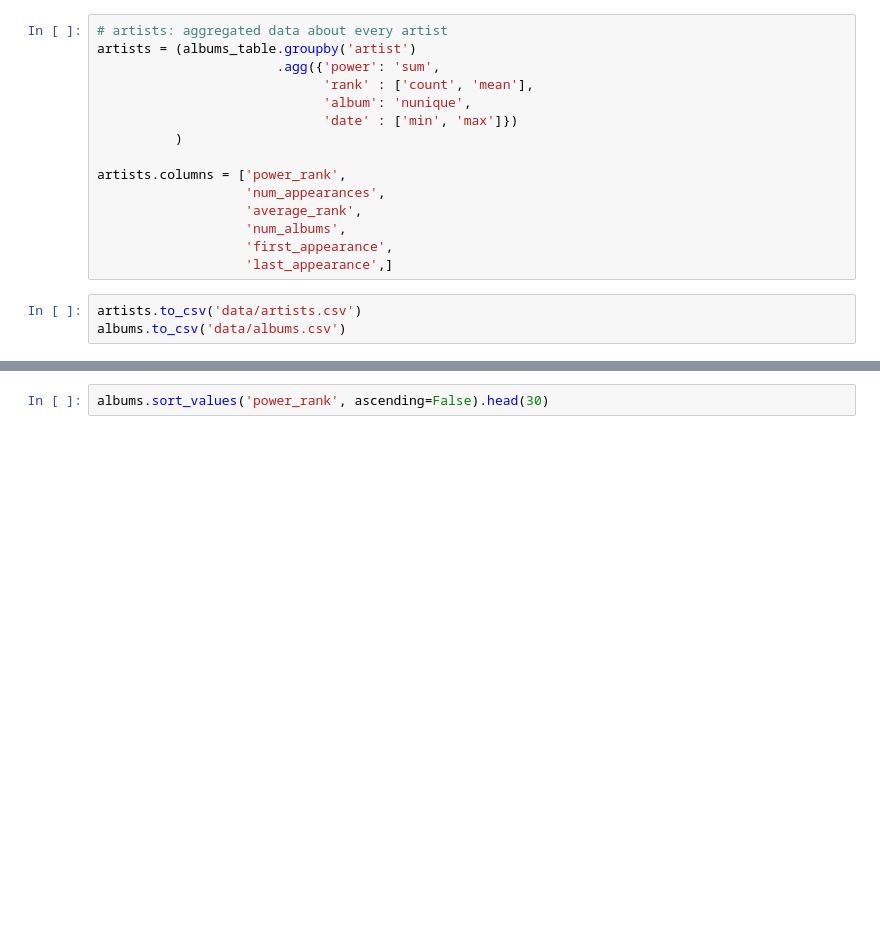
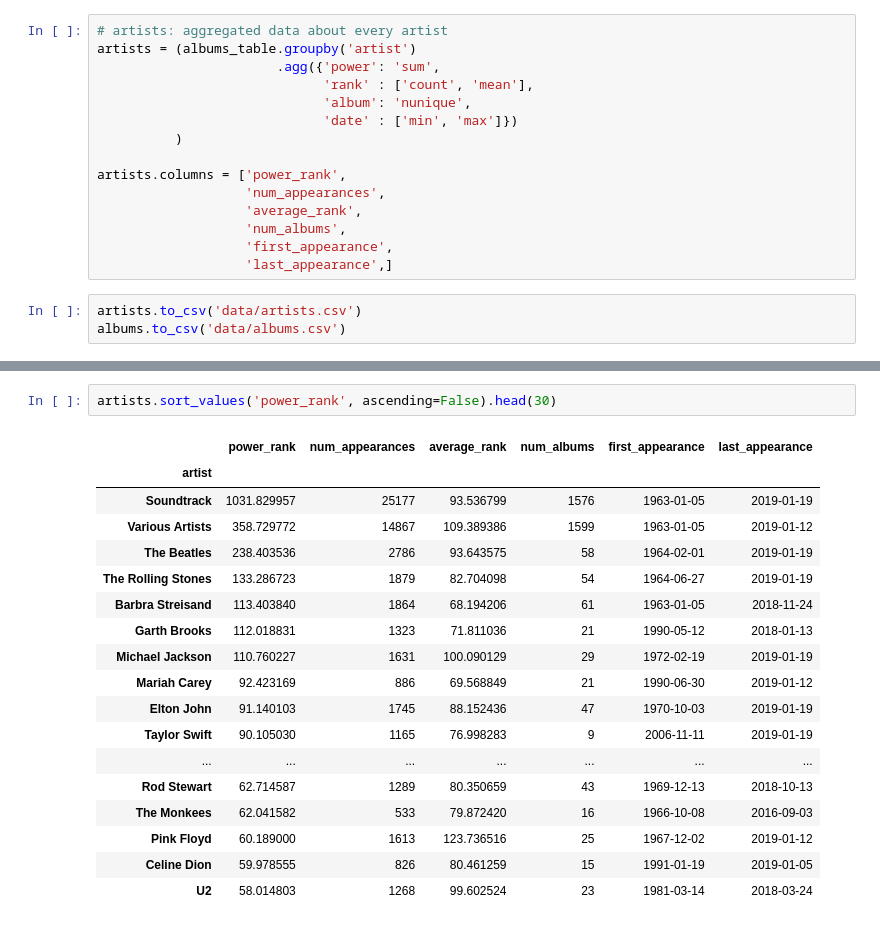
Before and after one commit to ZackMagnotti/tin-pan-data, a Jupyter notebook: cleaning.ipynb, the cells around one changed output, grey strips where cells are left out. Drawn from its saved outputs; the diff is of its cells as text; blank space fills up the shorter version.

```diff
--- a/cleaning.ipynb
+++ b/cleaning.ipynb
@@ -104,4 +104,23 @@ albums.sort_values('power_rank', ascending=False).head(30)
 | 13564 | Hysteria | Def Leppard | 22.495298 | 136 | 41.360294 | 1987-08-22 | 2018-02-10 | ... |
 | 9667 | Fearless | Taylor Swift | 22.474270 | 255 | 92.376471 | 2008-11-29 | 2018-05-05 | ... |
 # %%
-albums.sort_values('power_rank', ascending=False).head(30)
+artists.sort_values('power_rank', ascending=False).head(30)
+# %% [output]
+|  | power_rank | num_appearances | average_rank | num_albums | first_appearance | last_appearance |
+| artist |  |  |  |  |  |  |
+| Soundtrack | 1031.829957 | 25177 | 93.536799 | 1576 | 1963-01-05 | 2019-01-19 |
+| Various Artists | 358.729772 | 14867 | 109.389386 | 1599 | 1963-01-05 | 2019-01-12 |
+| The Beatles | 238.403536 | 2786 | 93.643575 | 58 | 1964-02-01 | 2019-01-19 |
+| The Rolling Stones | 133.286723 | 1879 | 82.704098 | 54 | 1964-06-27 | 2019-01-19 |
+| Barbra Streisand | 113.403840 | 1864 | 68.194206 | 61 | 1963-01-05 | 2018-11-24 |
+| Garth Brooks | 112.018831 | 1323 | 71.811036 | 21 | 1990-05-12 | 2018-01-13 |
+| Michael Jackson | 110.760227 | 1631 | 100.090129 | 29 | 1972-02-19 | 2019-01-19 |
+| Mariah Carey | 92.423169 | 886 | 69.568849 | 21 | 1990-06-30 | 2019-01-12 |
+| Elton John | 91.140103 | 1745 | 88.152436 | 47 | 1970-10-03 | 2019-01-19 |
+| Taylor Swift | 90.105030 | 1165 | 76.998283 | 9 | 2006-11-11 | 2019-01-19 |
+| ... | ... | ... | ... | ... | ... | ... |
+| Rod Stewart | 62.714587 | 1289 | 80.350659 | 43 | 1969-12-13 | 2018-10-13 |
+| The Monkees | 62.041582 | 533 | 79.872420 | 16 | 1966-10-08 | 2016-09-03 |
+| Pink Floyd | 60.189000 | 1613 | 123.736516 | 25 | 1967-12-02 | 2019-01-12 |
+| Celine Dion | 59.978555 | 826 | 80.461259 | 15 | 1991-01-19 | 2019-01-05 |
+| U2 | 58.014803 | 1268 | 99.602524 | 23 | 1981-03-14 | 2018-03-24 |
```
